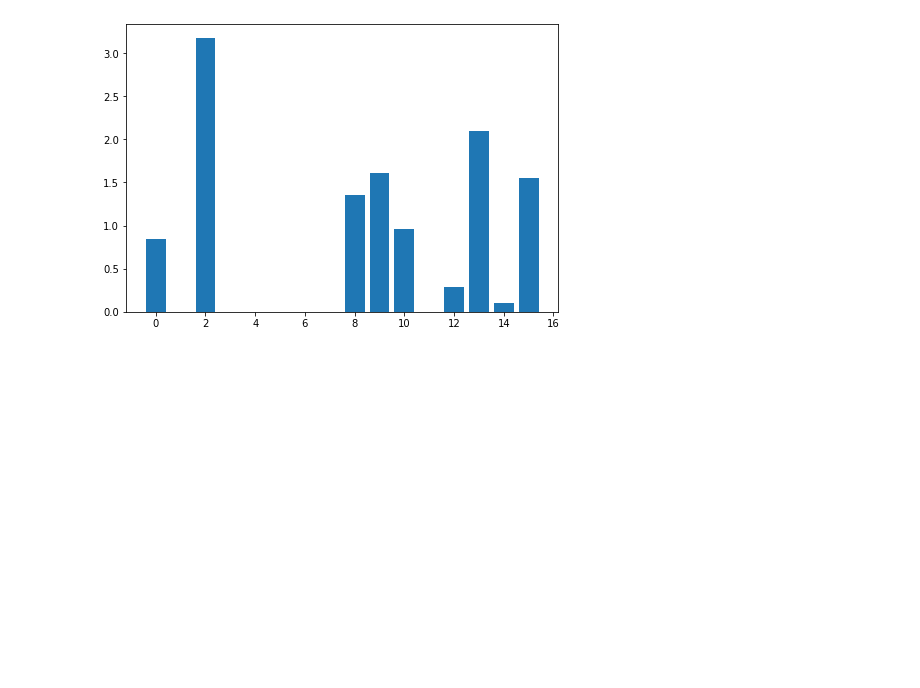
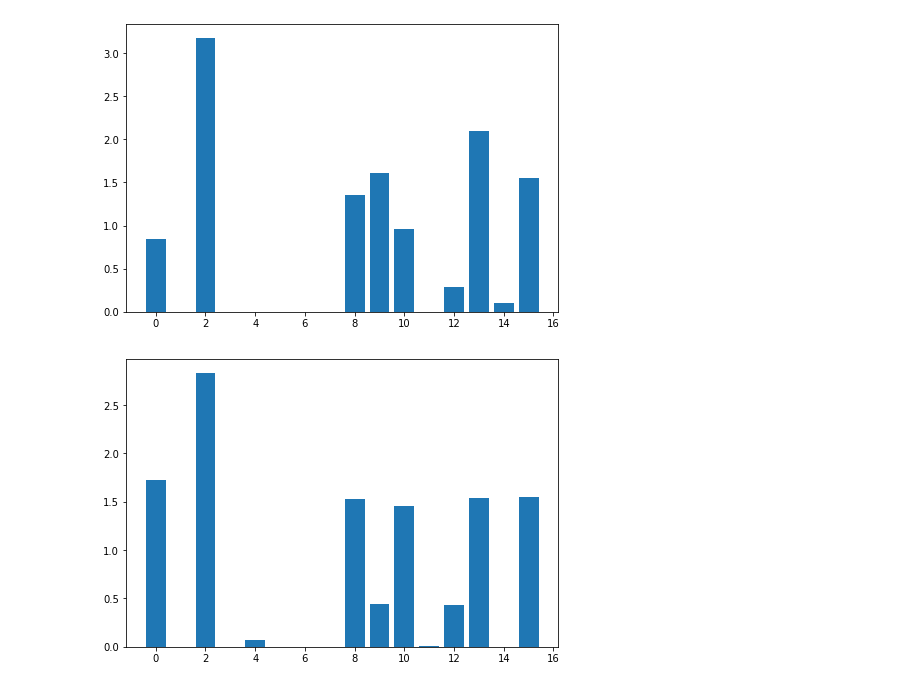
Before and after one commit to StachKazmierowski/SUS3, a Jupyter notebook: MNISTNN3-no_cuda.ipynb, the cells around one changed output. Drawn from its saved outputs; the diff is of its cells as text; code cells hidden in the pictures; blank space fills up the shorter version.

```diff
--- a/MNISTNN3-no_cuda.ipynb
+++ b/MNISTNN3-no_cuda.ipynb
@@ -254,3 +254,9 @@ plotValues(y2)
 # %% [output]
 [figure]
 [figure]
+# %%
+x3 = train_set[4][0]
+y3 = model.forward_features(x3.reshape((1,1,x3.shape[-2],x3.shape[-1]))).mean(dim=3).mean(dim=2)[0]
+plotValues(y3)
+# %% [output]
+[figure, added]
```
